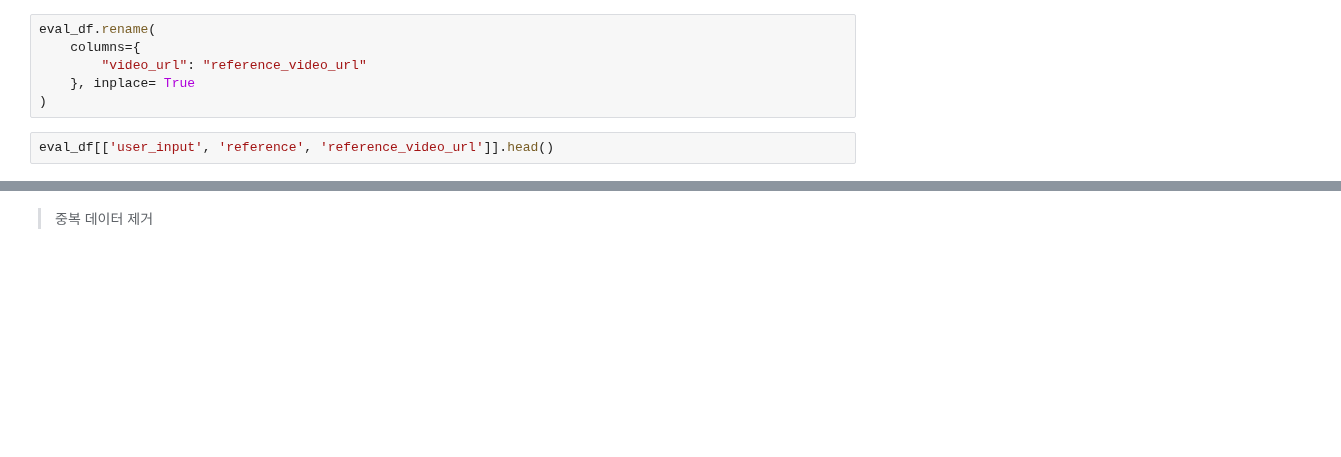
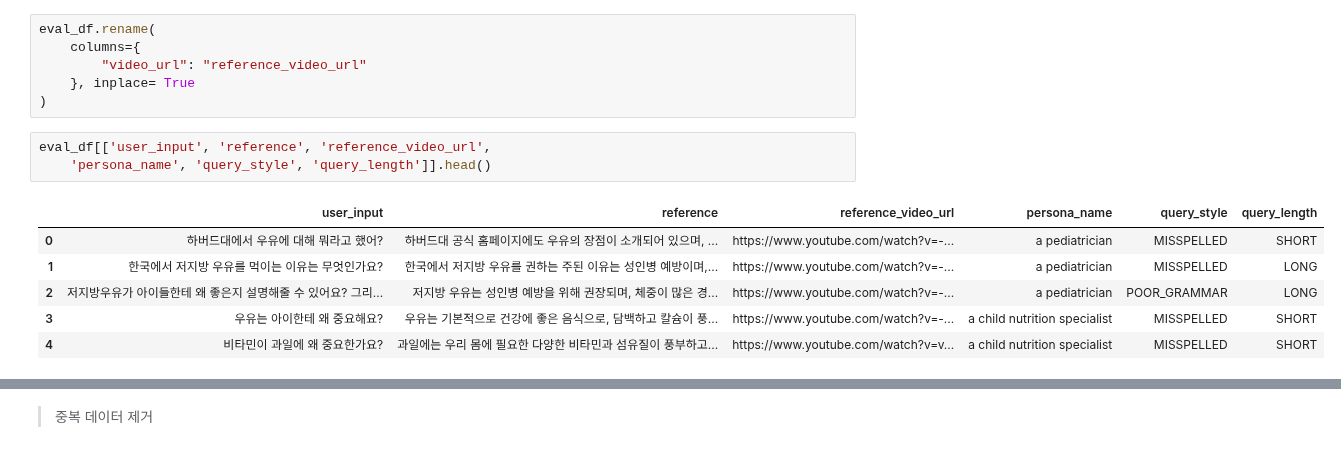
Before and after one commit to skai-27/course_LLM, a Jupyter notebook: 2. LLM Fine Tuning/2. gguf/2. 학습 데이터셋 생성/1-2. 영양 학습 데이터셋 생성.ipynb, the cells around one changed output, grey strips where cells are left out. Drawn from its saved outputs; the diff is of its cells as text; blank space fills up the shorter version.

```diff
--- a/2. LLM Fine Tuning/2. gguf/2. 학습 데이터셋 생성/1-2. 영양 학습 데이터셋 생성.ipynb
+++ b/2. LLM Fine Tuning/2. gguf/2. 학습 데이터셋 생성/1-2. 영양 학습 데이터셋 생성.ipynb
@@ -175,5 +225,13 @@ eval_df.rename(
     }, inplace= True
 )
 # %%
-eval_df[['user_input', 'reference', 'reference_video_url']].head()
+eval_df[['user_input', 'reference', 'reference_video_url',
+    'persona_name', 'query_style', 'query_length']].head()
+# %% [output]
+|  | user_input | reference | reference_video_url | persona_name | query_style | query_length |
+| 0 | 하버드대에서 우유에 대해 뭐라고 했어? | 하버드대 공식 홈페이지에도 우유의 장점이 소개되어 있으며, ... | https://www.youtube.com/watch?v=-... | a pediatrician | MISSPELLED | SHORT |
+| 1 | 한국에서 저지방 우유를 먹이는 이유는 무엇인가요? | 한국에서 저지방 우유를 권하는 주된 이유는 성인병 예방이며,... | https://www.youtube.com/watch?v=-... | a pediatrician | MISSPELLED | LONG |
+| 2 | 저지방우유가 아이들한테 왜 좋은지 설명해줄 수 있어요? 그리... | 저지방 우유는 성인병 예방을 위해 권장되며, 체중이 많은 경... | https://www.youtube.com/watch?v=-... | a pediatrician | POOR_GRAMMAR | LONG |
+| 3 | 우유는 아이한테 왜 중요해요? | 우유는 기본적으로 건강에 좋은 음식으로, 담백하고 칼슘이 풍... | https://www.youtube.com/watch?v=-... | a child nutrition specialist | MISSPELLED | SHORT |
+| 4 | 비타민이 과일에 왜 중요한가요? | 과일에는 우리 몸에 필요한 다양한 비타민과 섬유질이 풍부하고... | https://www.youtube.com/watch?v=v... | a child nutrition specialist | MISSPELLED | SHORT |
 # %%
```
Also changed, not shown: parts of 22 cells of this notebook, 2 other files.
